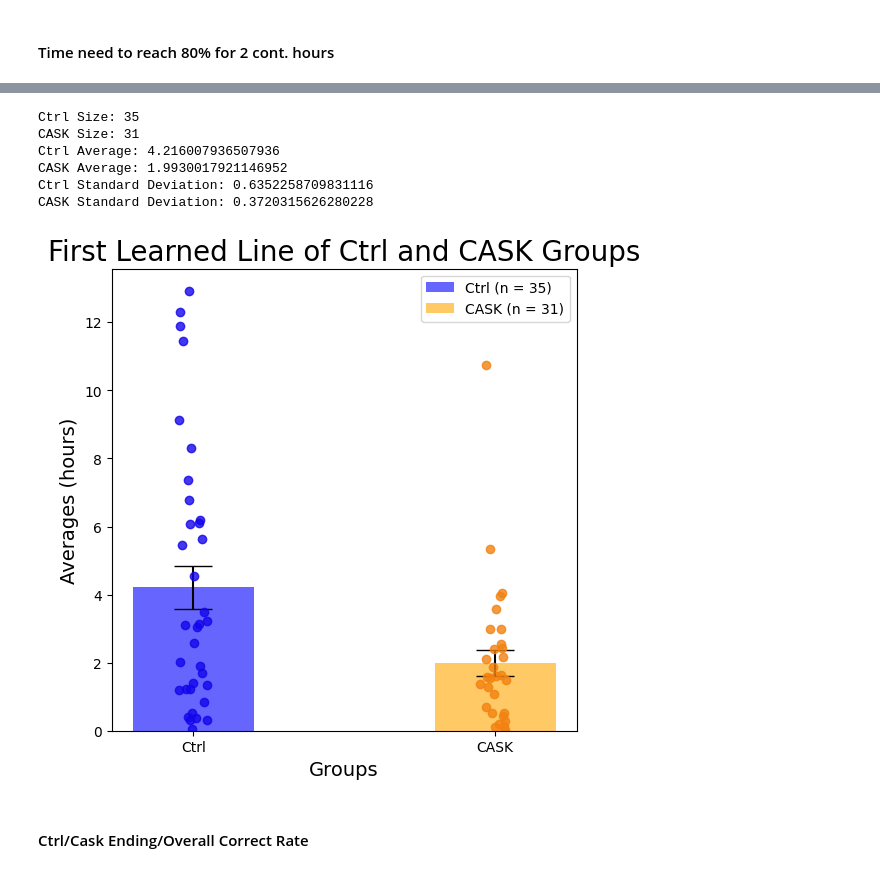
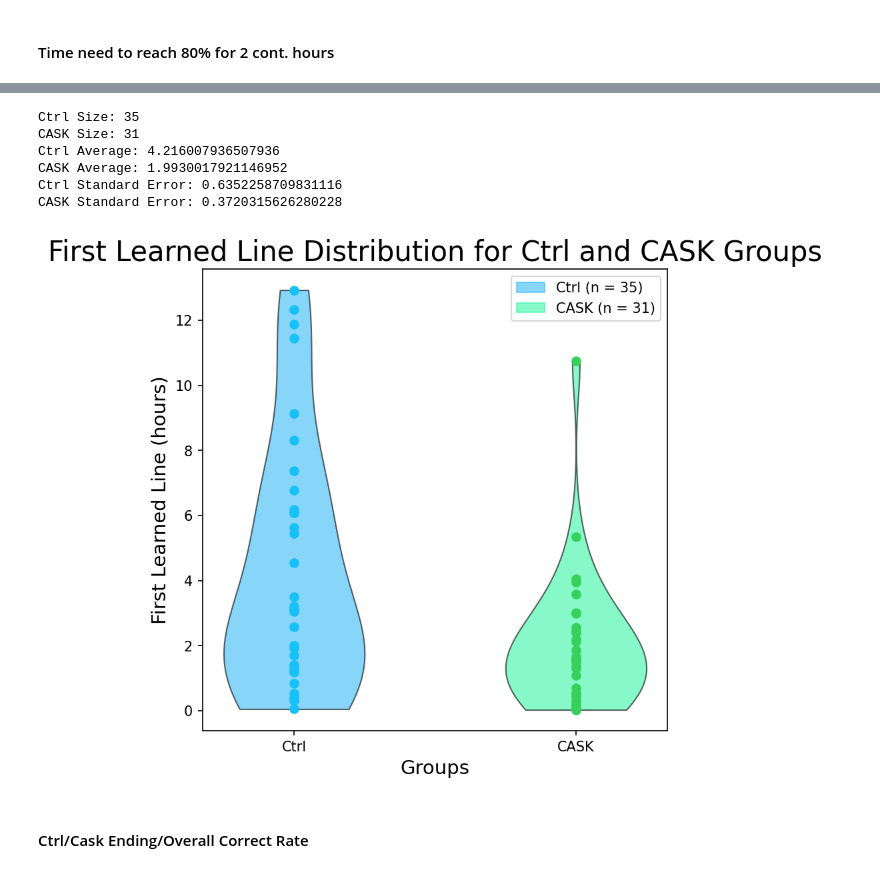
Before and after one commit to ftlabucsd/FEDUPP, a Jupyter notebook: CASK_analysis/CASK FR1 accuracy.ipynb, the cells around one changed output, grey strips where cells are left out. Saved outputs shown, nothing was run; the diff lists cells and outputs as text; code cells hidden in the pictures.

Commit message:
violin plot update

```diff
--- a/CASK_analysis/CASK FR1 accuracy.ipynb
+++ b/CASK_analysis/CASK FR1 accuracy.ipynb
@@ -11,7 +11,7 @@ from path import fr1_ctrl_path, fr1_cask_path, fr1_ctrl_sheets, fr1_cask_sheets
 from path import fr1_ctrl_cohorts, fr1_cask_cohorts
 print(f'There are {len(fr1_ctrl_cohorts)} cohorts in control and {len(fr1_cask_cohorts)} in CASK')
 
-export_root = '../export/Figure 1/CASK_FR1_accuracy'
+export_root = '../export/Figure 2/CASK_FR1_accuracy'
 os.makedirs(export_root, exist_ok=True)
 ctrl_ending_corr = []
 cask_ending_corr = []
@@ -70,15 +60,16 @@ P Value is  0.0054196329085916635
 There is a significant difference between the two groups.
 # %%
 graph_group_stats(ctrl=ctrl_learned_time, exp=cask_learned_time, group_names=['Ctrl', 'CASK'], stats_name='First Learned Line', unit='hours',
-                  export_path=os.path.join(export_root, '..', 'FR1_FirstLearnedLine_barplot.svg'))
+                  export_path=os.path.join(export_root, '..', 'FR1_FirstLearnedLine_violinplot.svg')
+                  )
 # %% [output]
 Ctrl Size: 35
 CASK Size: 31
 Ctrl Average: 4.216007936507936
 CASK Average: 1.9930017921146952
-Ctrl Standard Deviation: 0.6352258709831116
-CASK Standard Deviation: 0.3720315626280228
+Ctrl Standard Error: 0.6352258709831116
+CASK Standard Error: 0.3720315626280228
-[figure, old version]
+[figure, new version]
 # %%
 import pickle
 pickle.dump((ctrl_acc_dict, cask_acc_dict), open('../data/ctrl_fr1_acc.pkl', 'wb'))
```
Also changed, not shown: parts of 4 cells of this notebook, 17 other files.
